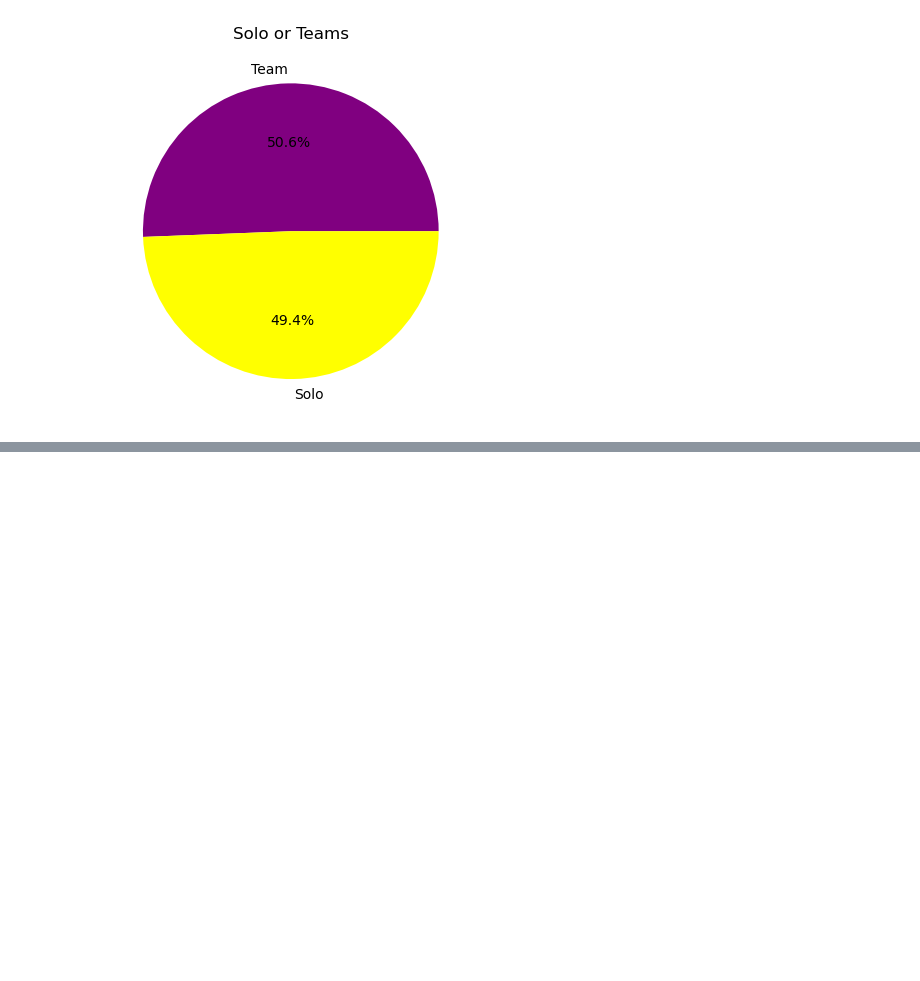
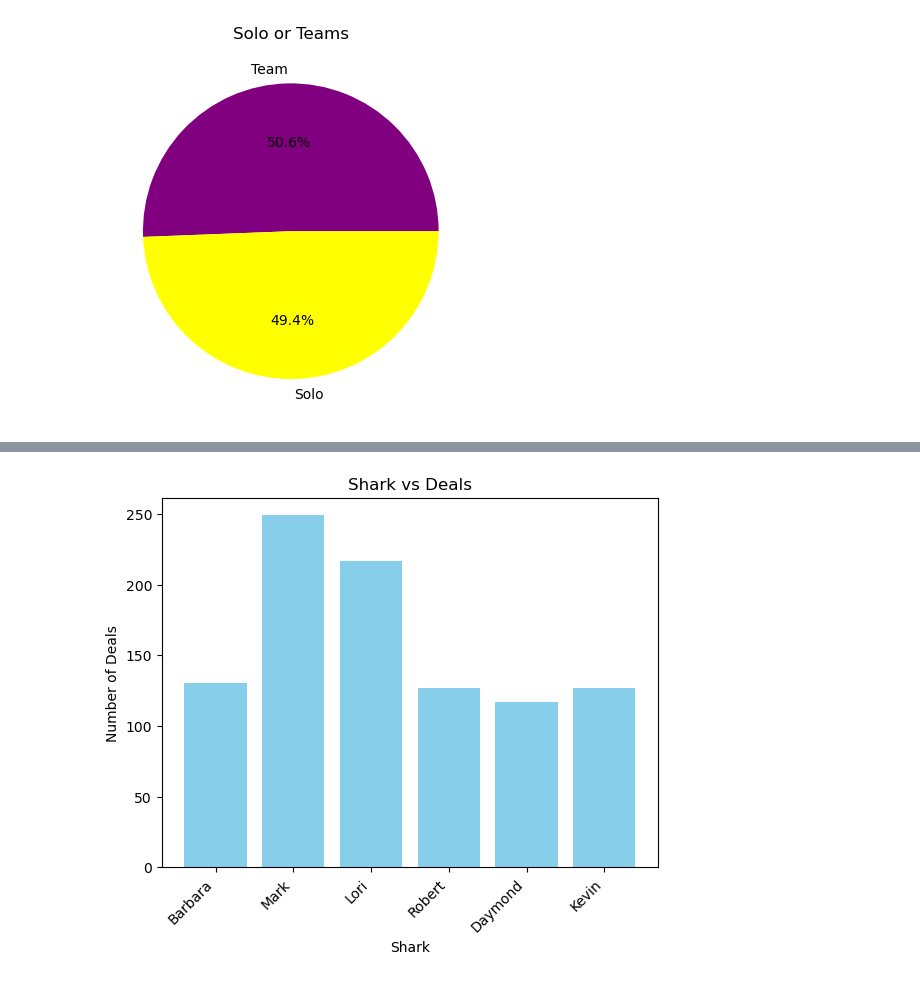
Before and after one commit to Savanna0/Project_1, a Jupyter notebook: shark_tank.ipynb, the cells around one changed output, grey strips where cells are left out. Drawn from its saved outputs; the diff is of its cells as text; code cells hidden in the pictures; blank space fills up the shorter version.

Commit message:
added graph print outs

```diff
--- a/shark_tank.ipynb
+++ b/shark_tank.ipynb
@@ -129,0 +154,12 @@ cuban=countif(
+# %%
+
+# barbara=tank_winners_df['Barbara Corcoran Investment Amount'].value_counts().sum()
+# mark=tank_winners_df['Mark Cuban Investment Amount'].value_counts().sum()
+# lori=tank_winners_df['Lori Greiner Investment Amount'].value_counts().sum()
+# robert=tank_winners_df['Robert Herjavec Investment Amount'].value_counts().sum()
+# daymond=tank_winners_df['Daymond John Investment Amount'].value_counts().sum()
+# kevin=tank_winners_df['Kevin O Leary Investment Amount'].value_counts().sum()
+columns_list=[x for x in tank_winners_df.columns if "Investment Amount" in x]
+investments={k:[tank_winners_df[k].value_counts().sum()] for k in columns_list }
+investments_df=pd.DataFrame(investments)
+investments_df
@@ -129,0 +169,12 @@ cuban=countif(
+# %%
+y_values = investments_df.iloc[0]
+investors = [col.split(' ')[0] for col in investments_df.columns]
+plt.bar(investors, y_values, color='skyblue')
+plt.title('Shark vs Deals')
+plt.xlabel('Shark')
+plt.ylabel('Number of Deals')
+plt.xticks(rotation=45, ha='right')
+plt.savefig("output_data/Fig7.png")
+plt.show()
+# %% [output]
+[figure, added]
```
Also changed, not shown: parts of 13 cells of this notebook, 9 other files.
